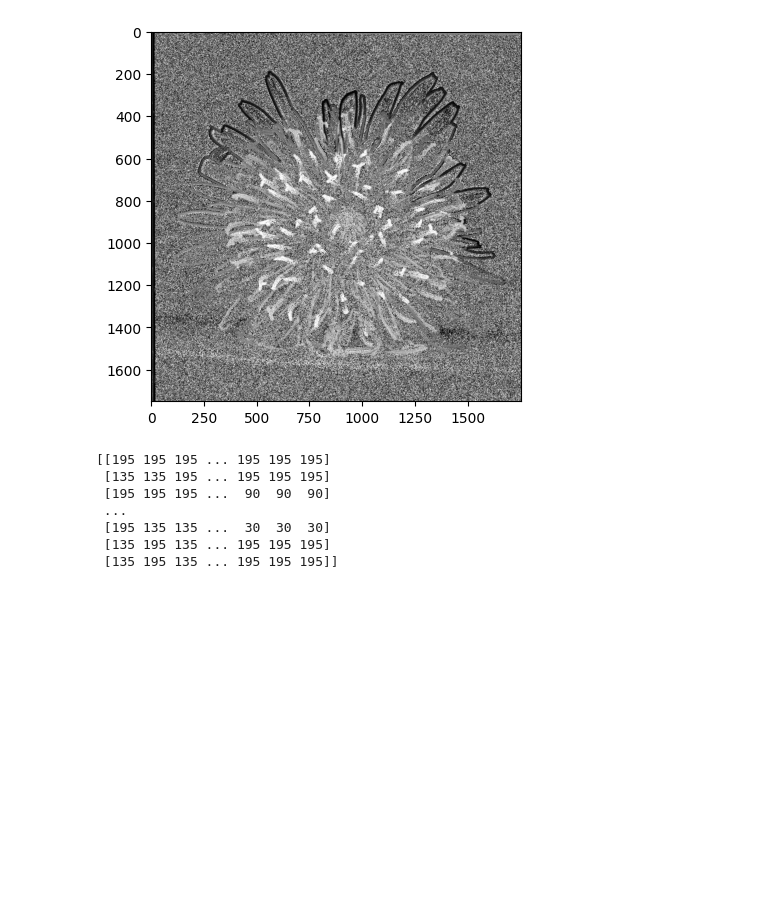
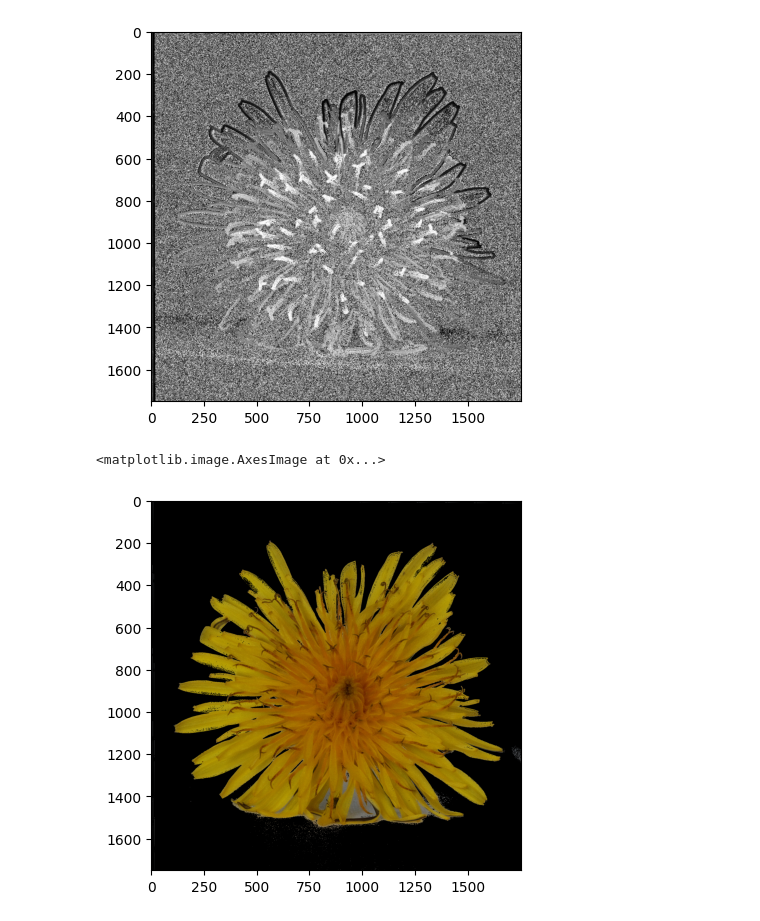
Before and after one commit to kgillam/CS445-Final-Project, a Jupyter notebook: 3D-FocusStack.ipynb, the cells around one changed output. Drawn from its saved outputs; the diff is of its cells as text; code cells hidden in the pictures; blank space fills up the shorter version.

Commit message:
depth map with background removed

```diff
--- a/3D-FocusStack.ipynb
+++ b/3D-FocusStack.ipynb
@@ -35,8 +35,19 @@ def resize_im(im, scale_percent):
     width = int(im.shape[1] * scale_percent / 100)
     height = int(im.shape[0] * scale_percent / 100)
     return cv2.resize(im, (width, height))
+# %%
+def filter_white_background(im, threshold=120*3):
+    # detect white background??
+    # bright_sum = 200*3 # seems to work okay on back wall of photo box, but the "floor" in the scene is not well-lit enough.
+    # bright_sum = 110*3
+    for h in range(H):
+        for w in range(W):
+            if im[h,w,:].sum() > threshold:
+                im[h,w,:] = [0,0,0]
+
+    return im
 # %%
-def runner(dir, crop=None, resize=None):
+def runner(dir, crop=None, resize=None, filter_background=False):
     image_files = sorted(os.listdir(dir))
     for img in image_files:
         if img.split(".")[-1].lower() not in ["jpg", "jpeg", "png"]:
@@ -53,6 +64,8 @@ def runner(dir, crop=None, resize=None):
             im = im[crop[0]:crop[1],crop[2]:crop[3],:]
         if resize:
             im = resize_im(im, resize)
+        if filter_background:
+            im = filter_white_background(im)
         focusimages[i] = im
 
     merged, mask = focusstack.focus_stack(focusimages)
@@ -156,13 +170,10 @@ plt.imshow(depth_map, cmap="gray")
 # %% [output]
 <matplotlib.image.AxesImage at 0x...>
 [figure]
-# %%
-print(depth_map)
-# %% [output]
-[[195 195 195 ... 195 195 195]
- [135 135 195 ... 195 195 195]
- [195 195 195 ...  90  90  90]
- ...
- [195 135 135 ...  30  30  30]
- [135 195 135 ... 195 195 195]
- [135 195 135 ... 195 195 195]]
+# %%
+temp = filter_white_background(merged)
+plt.figure()
+plt.imshow(temp[:,:,[2,1,0]]) #, cmap="gray")
+# %% [output]
+<matplotlib.image.AxesImage at 0x...>
+[figure, added]
```
Also changed, not shown: parts of 2 cells of this notebook.
